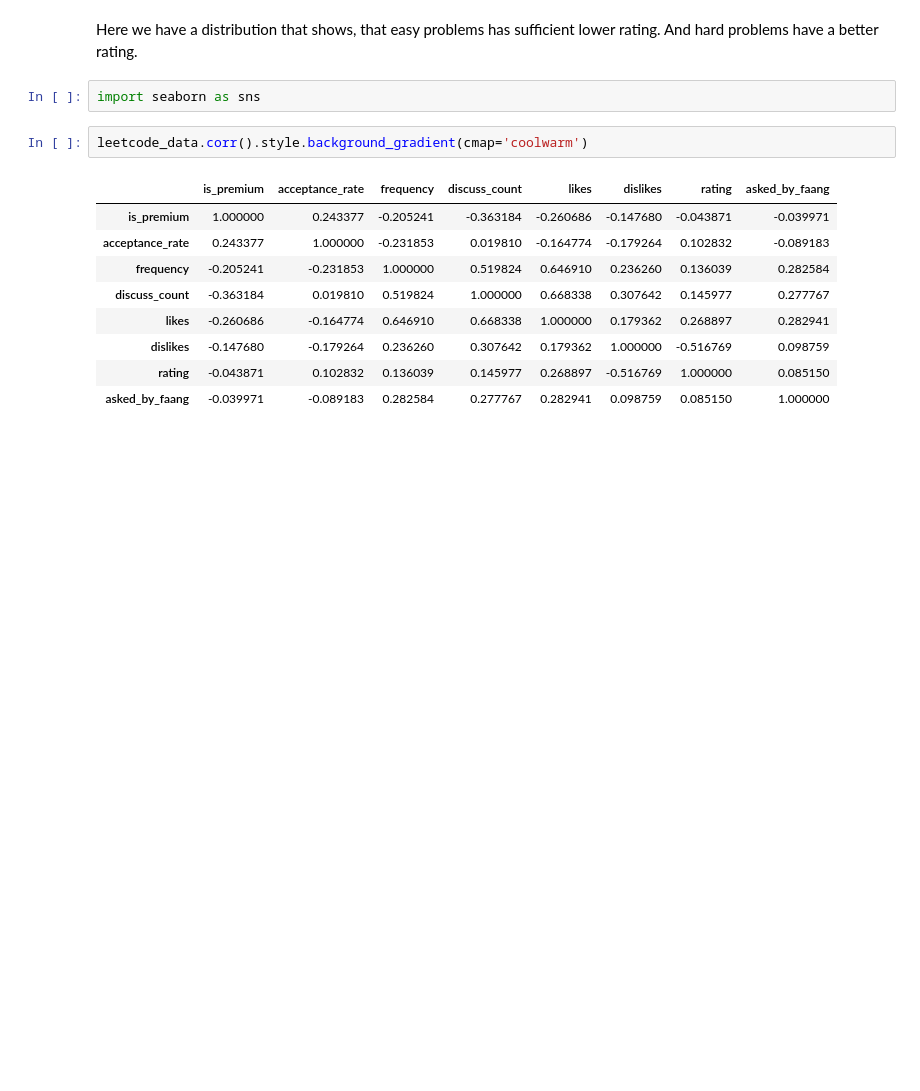
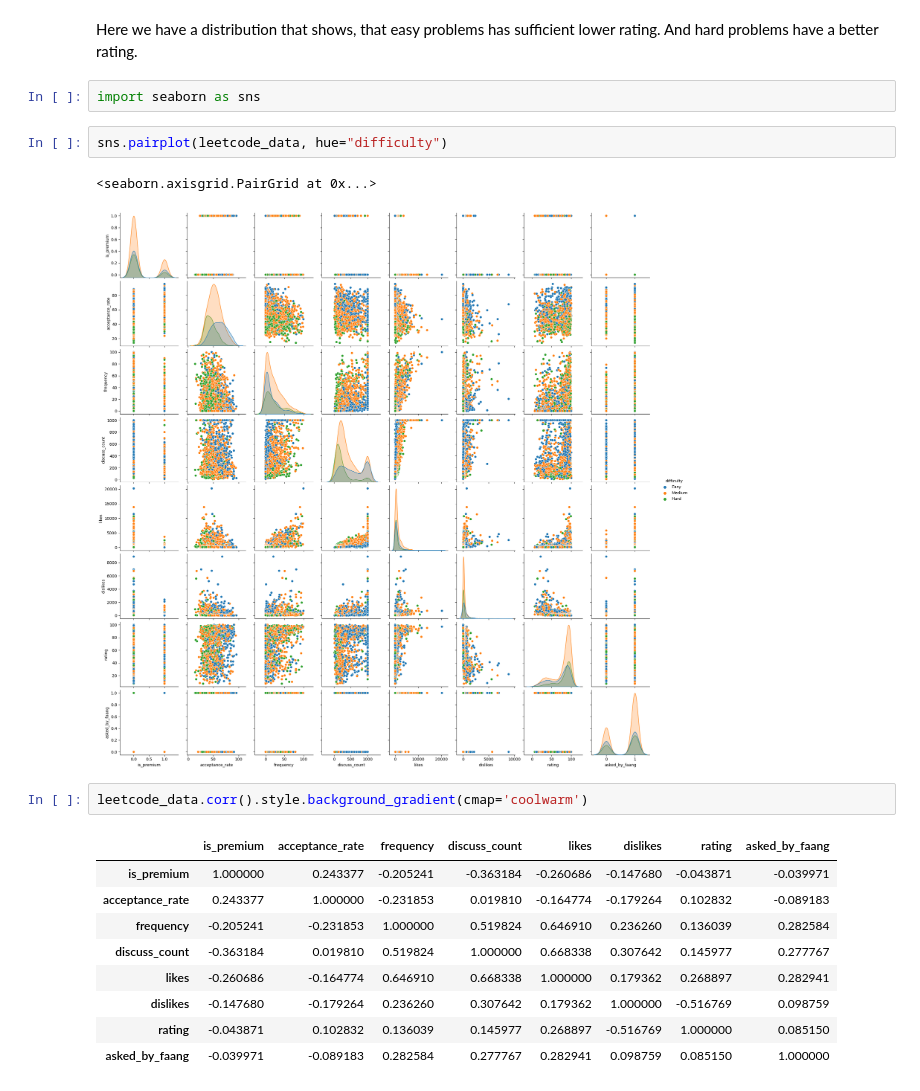
Before and after one commit to RomanKosovnenko/EDA, a Jupyter notebook: leetcode/leetcode_problem_dataset.ipynb, the cells around one changed output. Cells and saved outputs as stored; diff of their text form; blank space fills up the shorter version.

```diff
--- a/leetcode/leetcode_problem_dataset.ipynb
+++ b/leetcode/leetcode_problem_dataset.ipynb
@@ -213,6 +235,11 @@ plt.show()
 Here we have a distribution that shows, that easy problems has sufficient lower rating. And hard problems have a better rating.
 # %%
 import seaborn as sns
+# %%
+sns.pairplot(leetcode_data, hue="difficulty")
+# %% [output]
+<seaborn.axisgrid.PairGrid at 0x...>
+[figure, added]
 # %%
 leetcode_data.corr().style.background_gradient(cmap='coolwarm')
 # %% [output]
```
Also changed, not shown: parts of 3 cells of this notebook.
